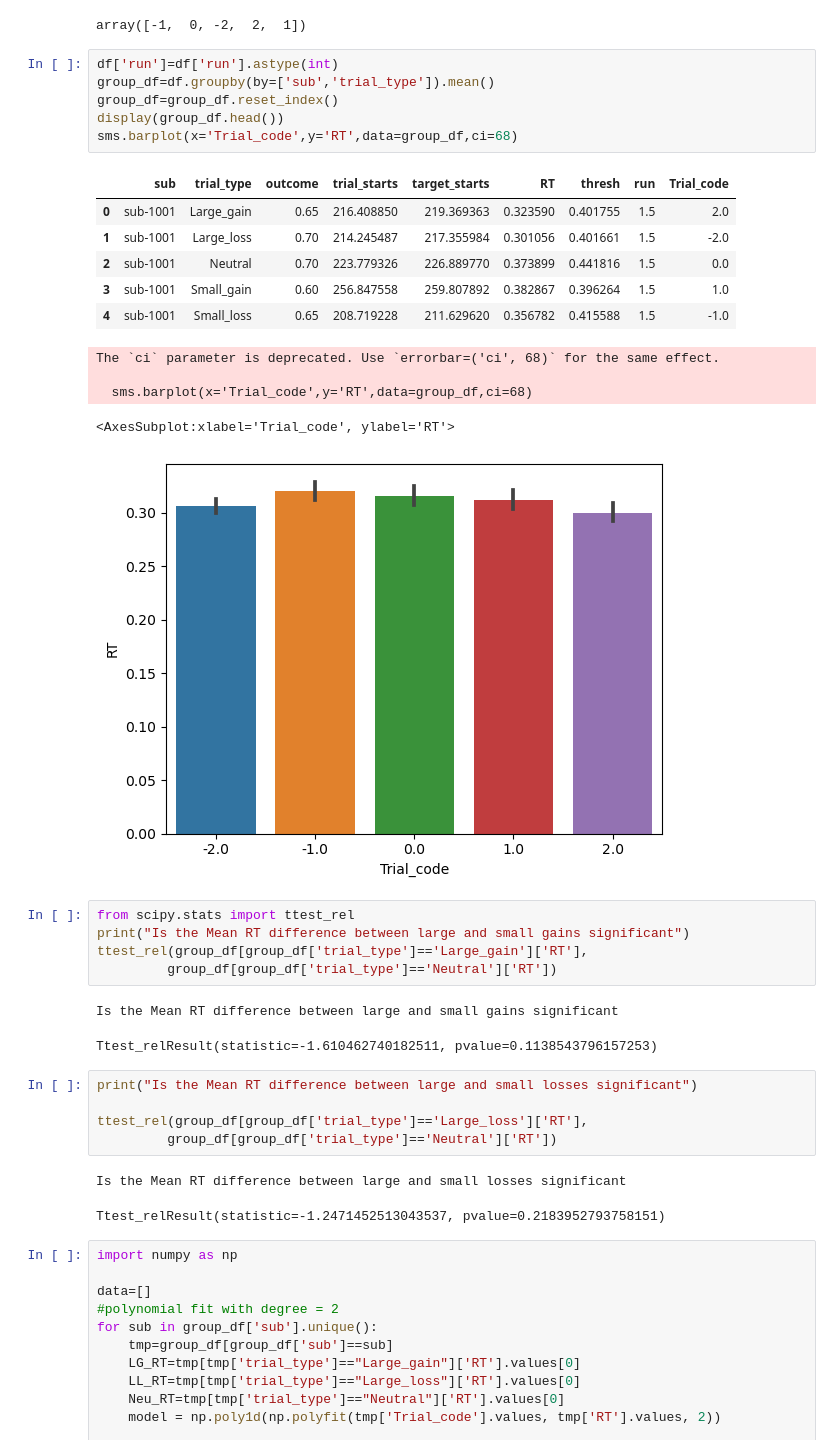
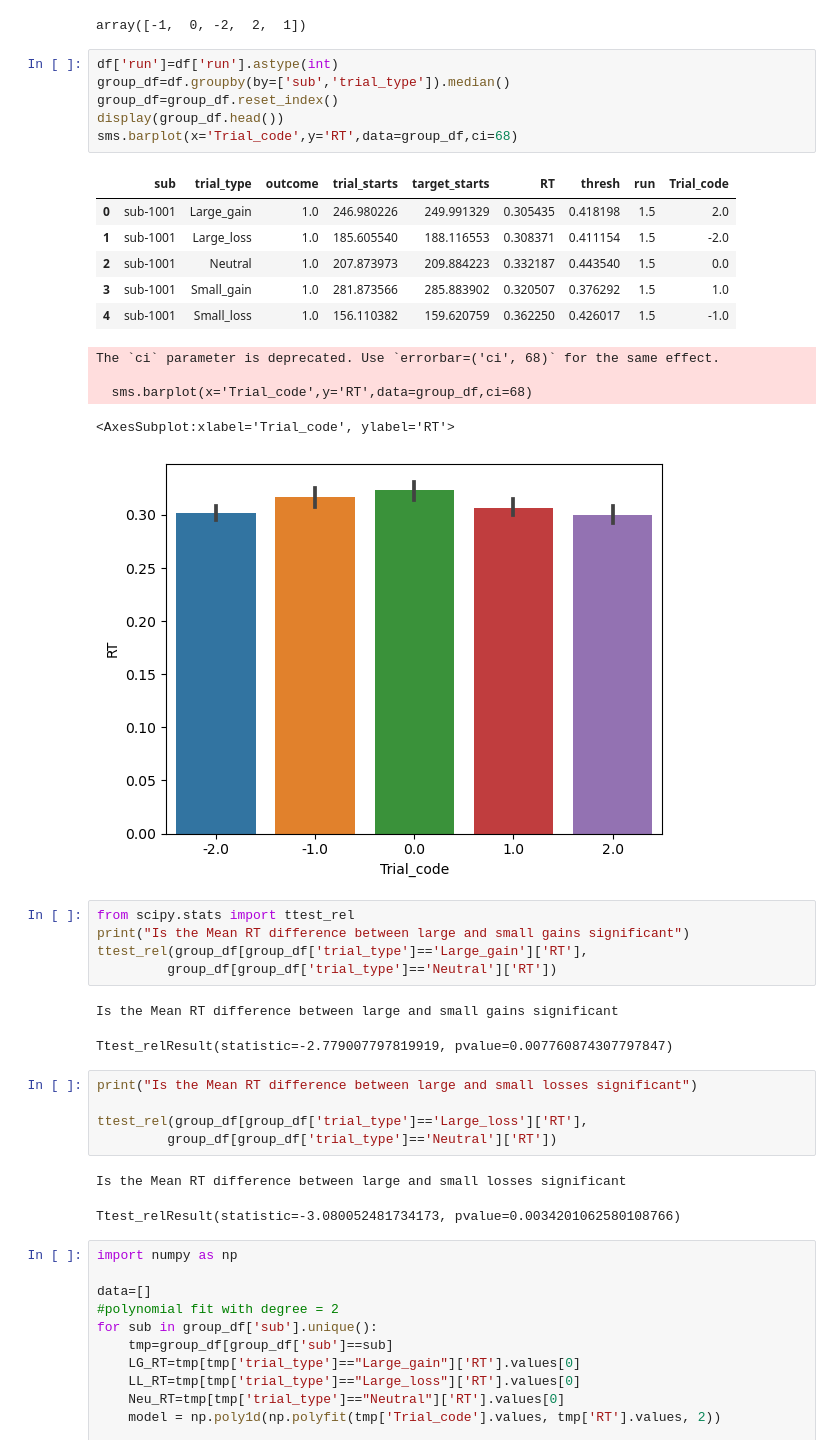
Before and after one commit to DVS-Lab/istart-mid, a Jupyter notebook: code/Behave.ipynb, the cells around one changed output. Cells and saved outputs as stored; diff of their text form.

```diff
--- a/code/Behave.ipynb
+++ b/code/Behave.ipynb
@@ -174,22 +174,22 @@ df['Trial_code'].unique()
 array([-1,  0, -2,  2,  1])
 # %%
 df['run']=df['run'].astype(int)
-group_df=df.groupby(by=['sub','trial_type']).mean()
+group_df=df.groupby(by=['sub','trial_type']).median()
 group_df=group_df.reset_index()
 display(group_df.head())
 sms.barplot(x='Trial_code',y='RT',data=group_df,ci=68)
 # %% [output]
 |  | sub | trial_type | outcome | trial_starts | target_starts | RT | thresh | run | Trial_code |
-| 0 | sub-1001 | Large_gain | 0.65 | 216.408850 | 219.369363 | 0.323590 | 0.401755 | 1.5 | 2.0 |
-| 1 | sub-1001 | Large_loss | 0.70 | 214.245487 | 217.355984 | 0.301056 | 0.401661 | 1.5 | -2.0 |
-| 2 | sub-1001 | Neutral | 0.70 | 223.779326 | 226.889770 | 0.373899 | 0.441816 | 1.5 | 0.0 |
-| 3 | sub-1001 | Small_gain | 0.60 | 256.847558 | 259.807892 | 0.382867 | 0.396264 | 1.5 | 1.0 |
-| 4 | sub-1001 | Small_loss | 0.65 | 208.719228 | 211.629620 | 0.356782 | 0.415588 | 1.5 | -1.0 |
+| 0 | sub-1001 | Large_gain | 1.0 | 246.980226 | 249.991329 | 0.305435 | 0.418198 | 1.5 | 2.0 |
+| 1 | sub-1001 | Large_loss | 1.0 | 185.605540 | 188.116553 | 0.308371 | 0.411154 | 1.5 | -2.0 |
+| 2 | sub-1001 | Neutral | 1.0 | 207.873973 | 209.884223 | 0.332187 | 0.443540 | 1.5 | 0.0 |
+| 3 | sub-1001 | Small_gain | 1.0 | 281.873566 | 285.883902 | 0.320507 | 0.376292 | 1.5 | 1.0 |
+| 4 | sub-1001 | Small_loss | 1.0 | 156.110382 | 159.620759 | 0.362250 | 0.426017 | 1.5 | -1.0 |
 The `ci` parameter is deprecated. Use `errorbar=('ci', 68)` for the same effect.
 
   sms.barplot(x='Trial_code',y='RT',data=group_df,ci=68)
 <AxesSubplot:xlabel='Trial_code', ylabel='RT'>
-[figure, old version]
+[figure, new version]
 # %%
 from scipy.stats import ttest_rel
 print("Is the Mean RT difference between large and small gains significant")
@@ -197,7 +197,7 @@ ttest_rel(group_df[group_df['trial_type']=='Large_gain']['RT'],
          group_df[group_df['trial_type']=='Neutral']['RT'])
 # %% [output]
 Is the Mean RT difference between large and small gains significant
-Ttest_relResult(statistic=-1.610462740182511, pvalue=0.1138543796157253)
+Ttest_relResult(statistic=-2.779007797819919, pvalue=0.007760874307797847)
 # %%
 print("Is the Mean RT difference between large and small losses significant")
 
@@ -205,7 +205,7 @@ ttest_rel(group_df[group_df['trial_type']=='Large_loss']['RT'],
          group_df[group_df['trial_type']=='Neutral']['RT'])
 # %% [output]
 Is the Mean RT difference between large and small losses significant
-Ttest_relResult(statistic=-1.2471452513043537, pvalue=0.2183952793758151)
+Ttest_relResult(statistic=-3.080052481734173, pvalue=0.0034201062580108766)
 # %%
 import numpy as np
 
```
Also changed, not shown: parts of 2 cells of this notebook, 1 other file.
